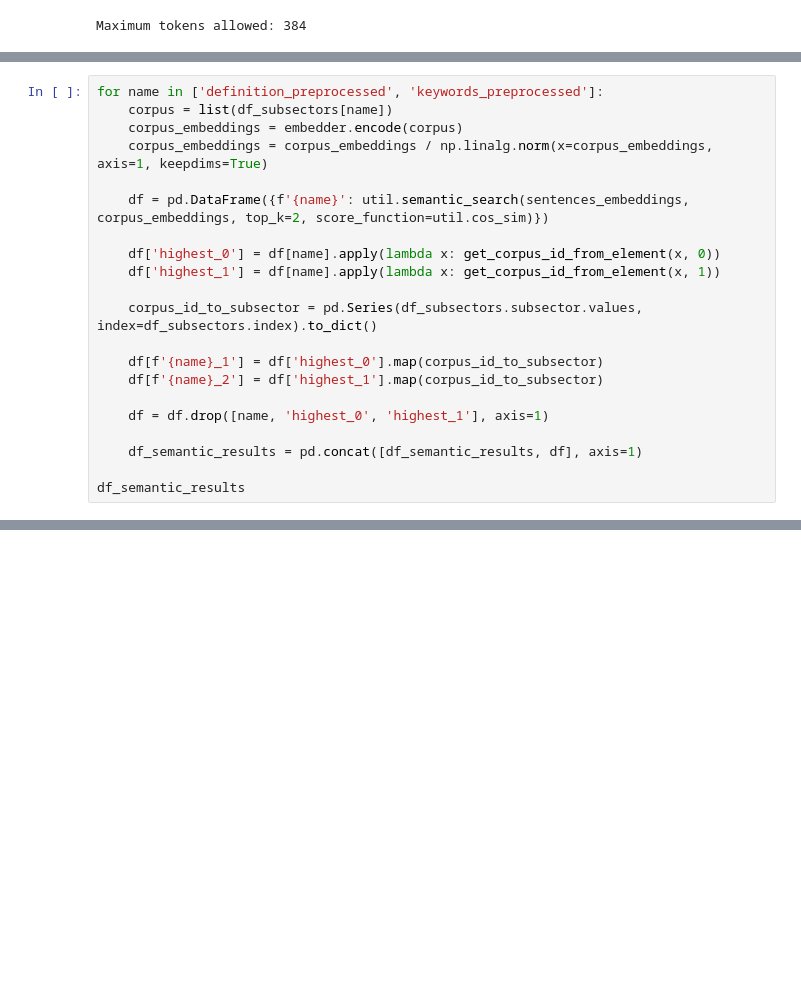
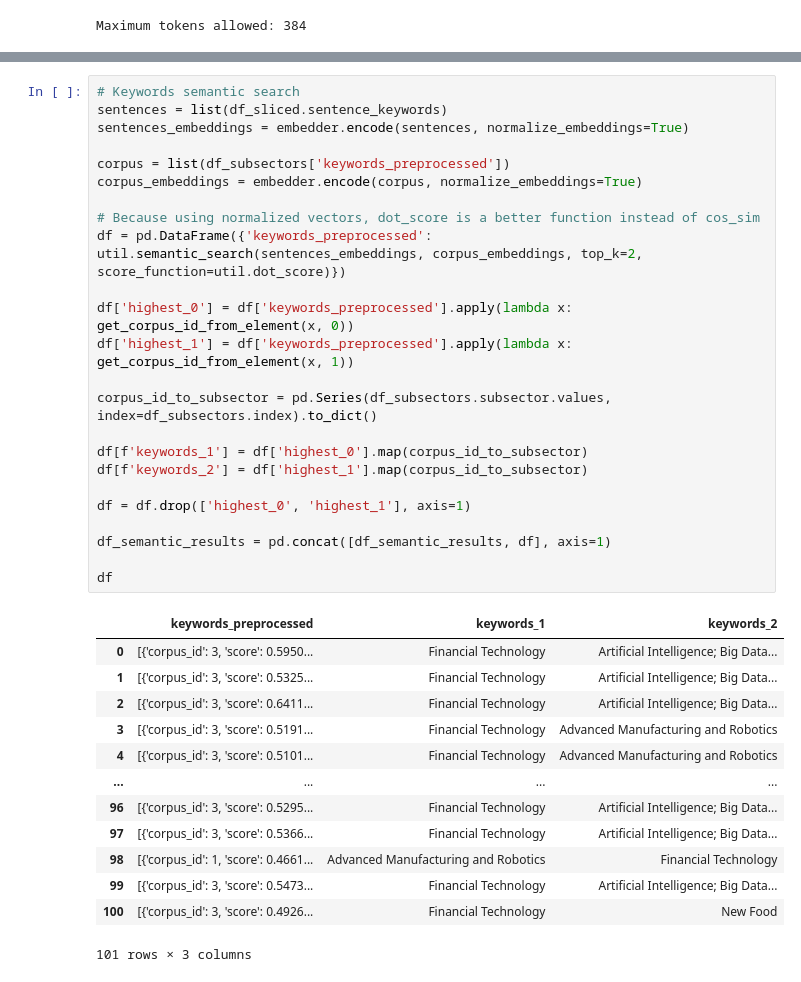
Before and after one commit to tseronni/genome, a Jupyter notebook: notebooks/semantic_search_with_deep_learning.ipynb, the cells around one changed output, grey strips where cells are left out. Drawn from its saved outputs; the diff is of its cells as text; blank space fills up the shorter version.

```diff
--- a/notebooks/semantic_search_with_deep_learning.ipynb
+++ b/notebooks/semantic_search_with_deep_learning.ipynb
@@ -77,21 +134,0 @@ df_semantic_results = pd.DataFrame()
-# %%
-for name in ['definition_preprocessed', 'keywords_preprocessed']:
-    corpus = list(df_subsectors[name])
-    corpus_embeddings = embedder.encode(corpus)
-    corpus_embeddings = corpus_embeddings / np.linalg.norm(x=corpus_embeddings, axis=1, keepdims=True)
-
-    df = pd.DataFrame({f'{name}': util.semantic_search(sentences_embeddings, corpus_embeddings, top_k=2, score_function=util.cos_sim)})
-
-    df['highest_0'] = df[name].apply(lambda x: get_corpus_id_from_element(x, 0))
-    df['highest_1'] = df[name].apply(lambda x: get_corpus_id_from_element(x, 1))
-
-    corpus_id_to_subsector = pd.Series(df_subsectors.subsector.values, index=df_subsectors.index).to_dict()
-
-    df[f'{name}_1'] = df['highest_0'].map(corpus_id_to_subsector)
-    df[f'{name}_2'] = df['highest_1'].map(corpus_id_to_subsector)
-
-    df = df.drop([name, 'highest_0', 'highest_1'], axis=1)
-
-    df_semantic_results = pd.concat([df_semantic_results, df], axis=1)
-
-df_semantic_results
@@ -109,0 +135,38 @@ df_semantic_results
+# %%
+# Keywords semantic search
+sentences = list(df_sliced.sentence_keywords)
+sentences_embeddings = embedder.encode(sentences, normalize_embeddings=True)
+
+corpus = list(df_subsectors['keywords_preprocessed'])
+corpus_embeddings = embedder.encode(corpus, normalize_embeddings=True)
+
+# Because using normalized vectors, dot_score is a better function instead of cos_sim
+df = pd.DataFrame({'keywords_preprocessed': util.semantic_search(sentences_embeddings, corpus_embeddings, top_k=2, score_function=util.dot_score)})
+
+df['highest_0'] = df['keywords_preprocessed'].apply(lambda x: get_corpus_id_from_element(x, 0))
+df['highest_1'] = df['keywords_preprocessed'].apply(lambda x: get_corpus_id_from_element(x, 1))
+
+corpus_id_to_subsector = pd.Series(df_subsectors.subsector.values, index=df_subsectors.index).to_dict()
+
+df[f'keywords_1'] = df['highest_0'].map(corpus_id_to_subsector)
+df[f'keywords_2'] = df['highest_1'].map(corpus_id_to_subsector)
+
+df = df.drop(['highest_0', 'highest_1'], axis=1)
+
+df_semantic_results = pd.concat([df_semantic_results, df], axis=1)
+
+df
+# %% [output]
+|  | keywords_preprocessed | keywords_1 | keywords_2 |
+| 0 | [{'corpus_id': 3, 'score': 0.5950... | Financial Technology | Artificial Intelligence; Big Data... |
+| 1 | [{'corpus_id': 3, 'score': 0.5325... | Financial Technology | Artificial Intelligence; Big Data... |
+| 2 | [{'corpus_id': 3, 'score': 0.6411... | Financial Technology | Artificial Intelligence; Big Data... |
+| 3 | [{'corpus_id': 3, 'score': 0.5191... | Financial Technology | Advanced Manufacturing and Robotics |
+| 4 | [{'corpus_id': 3, 'score': 0.5101... | Financial Technology | Advanced Manufacturing and Robotics |
+| ... | ... | ... | ... |
+| 96 | [{'corpus_id': 3, 'score': 0.5295... | Financial Technology | Artificial Intelligence; Big Data... |
+| 97 | [{'corpus_id': 3, 'score': 0.5366... | Financial Technology | Artificial Intelligence; Big Data... |
+| 98 | [{'corpus_id': 1, 'score': 0.4661... | Advanced Manufacturing and Robotics | Financial Technology |
+| 99 | [{'corpus_id': 3, 'score': 0.5473... | Financial Technology | Artificial Intelligence; Big Data... |
+| 100 | [{'corpus_id': 3, 'score': 0.4926... | Financial Technology | New Food |
+101 rows × 3 columns
```
Also changed, not shown: parts of 13 cells of this notebook, 3 other files.
